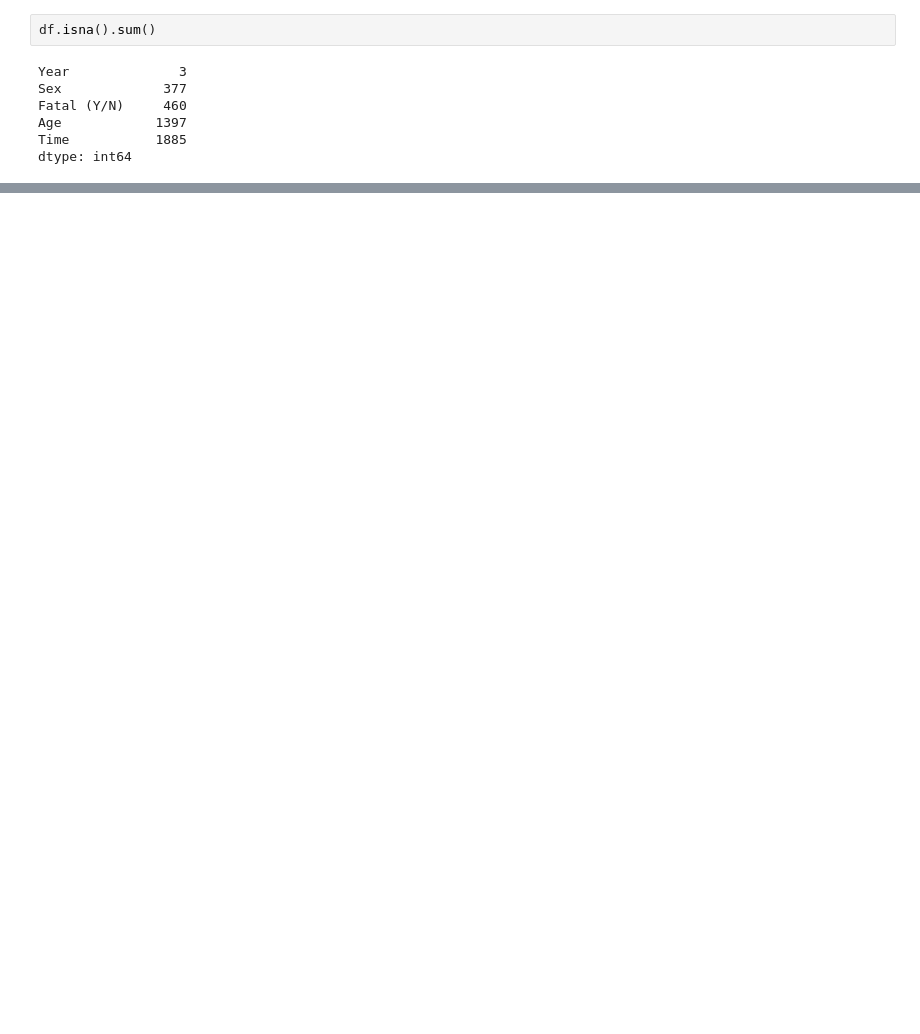
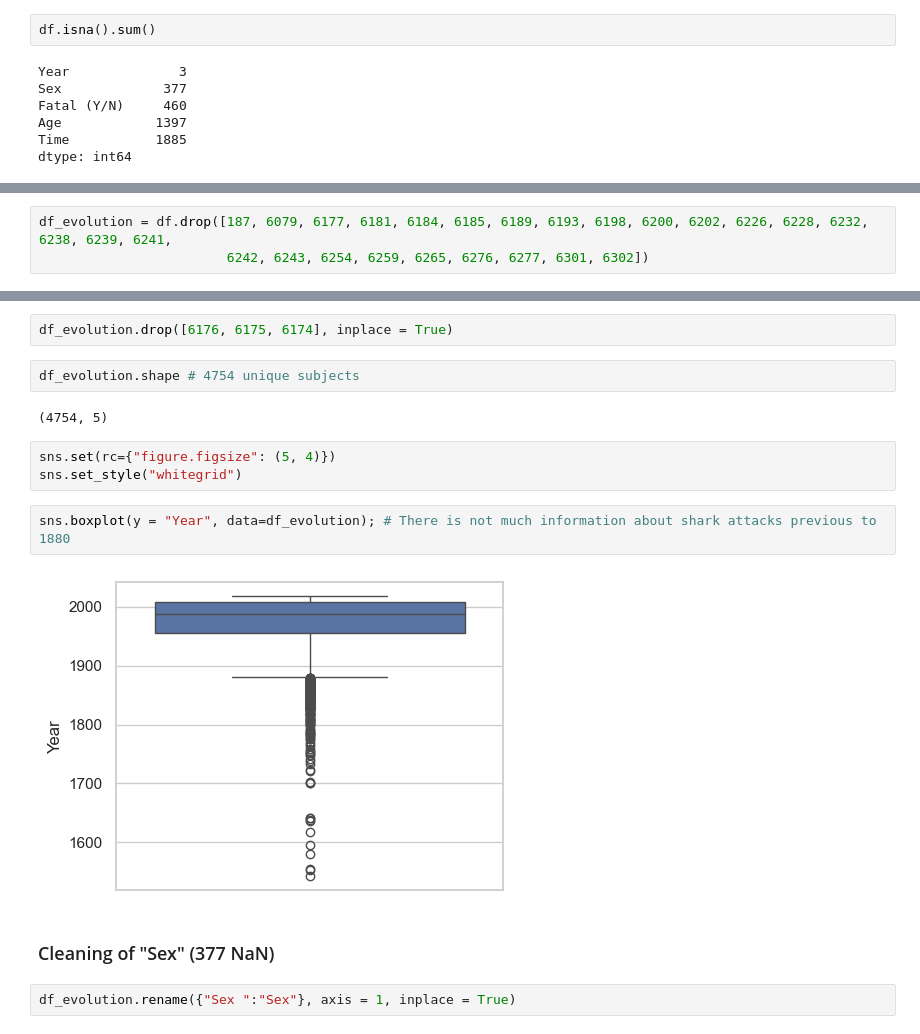
Before and after one commit to Lab-Ironhack/data-cleaning-pandas, a Jupyter notebook: src/cleaning.ipynb, the cells around one changed output, grey strips where cells are left out. Cells and saved outputs as stored; diff of their text form; blank space fills up the shorter version.

```diff
--- a/src/cleaning.ipynb
+++ b/src/cleaning.ipynb
@@ -46,0 +105,3 @@ dtype: int64
+# %%
+df_evolution = df.drop([187, 6079, 6177, 6181, 6184, 6185, 6189, 6193, 6198, 6200, 6202, 6226, 6228, 6232, 6238, 6239, 6241,
+                        6242, 6243, 6254, 6259, 6265, 6276, 6277, 6301, 6302])
@@ -46,0 +129,17 @@ dtype: int64
+# %%
+df_evolution.drop([6176, 6175, 6174], inplace = True)
+# %%
+df_evolution.shape # 4754 unique subjects
+# %% [output]
+(4754, 5)
+# %%
+sns.set(rc={"figure.figsize": (5, 4)})
+sns.set_style("whitegrid")
+# %%
+sns.boxplot(y = "Year", data=df_evolution); # There is not much information about shark attacks previous to 1880
+# %% [output]
+[figure, added]
+# %% [markdown]
+### Cleaning of "Sex" (377 NaN)
+# %%
+df_evolution.rename({"Sex ":"Sex"}, axis = 1, inplace = True)
```
Also changed, not shown: parts of 27 cells of this notebook, 2 other files.
